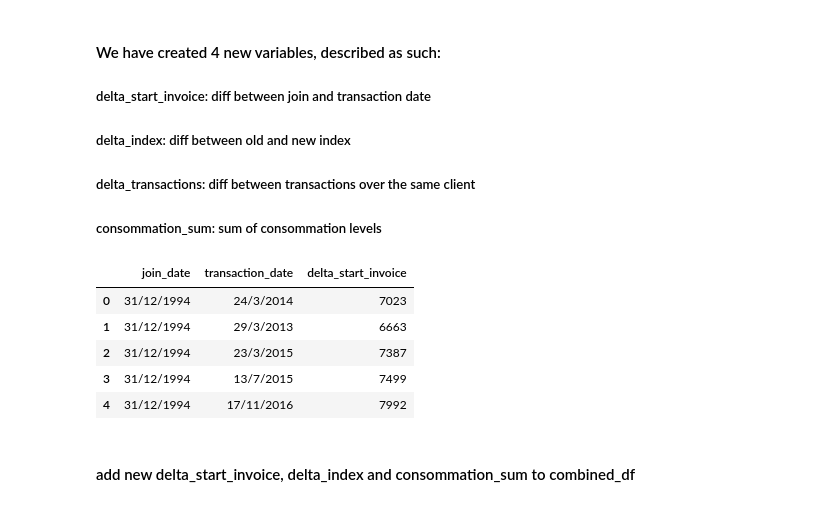
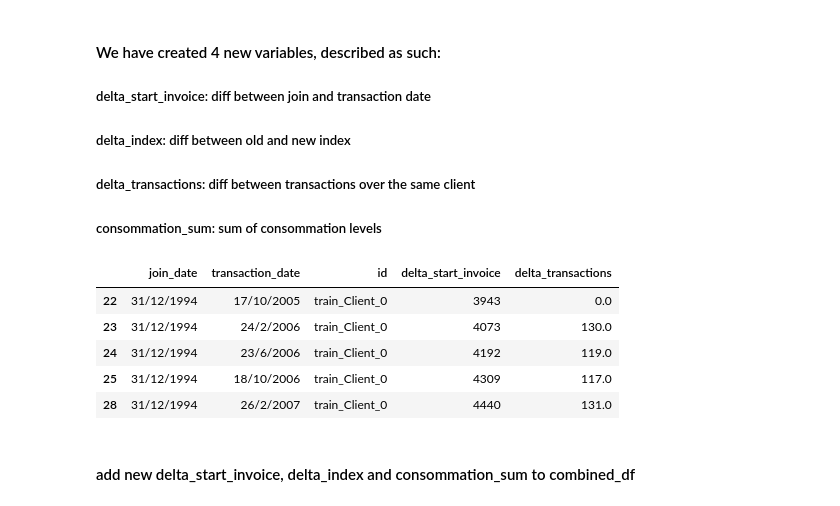
Before and after one commit to turrrray/gay, a Jupyter notebook: Fraud.ipynb, the cells around one changed output. Saved outputs shown, nothing was run; the diff lists cells and outputs as text; code cells hidden in the pictures.

```diff
--- a/Fraud.ipynb
+++ b/Fraud.ipynb
@@ -95,25 +94,28 @@ proportion of fraud: 0.06264443694310008
 ##### delta_transactions: diff between transactions over the same client
 ##### consommation_sum: sum of consommation levels
 # %%
-dates = {'join_date': combined_df['date_x'], 'transaction_date': combined_df['date_y']}
+dates = {'join_date': combined_df['date_x'], 'transaction_date': combined_df['date_y'], 'id': combined_df['id']}
 dates_df = pd.DataFrame(dates)
 
 # Assuming 'date_x' and 'date_y' are in 'combined_df'
 combined_df['date_x'] = pd.to_datetime(combined_df['date_x'], format='%d/%m/%Y')
 combined_df['date_y'] = pd.to_datetime(combined_df['date_y'], format='%d/%m/%Y')
 
 # Calculate the difference in days between 'date_y' and 'date_x'
 dates_df['delta_start_invoice'] = (combined_df['date_y'] - combined_df['date_x']).dt.days
 
+# Create new delta_transactions (diff between transaction dates for each client)
+dates_df = dates_df.sort_values(['id', 'delta_start_invoice'])
+dates_df['delta_transactions'] = dates_df.groupby('id')['delta_start_invoice'].diff().fillna(0)
 # Display the first few rows of the DataFrame
 dates_df.head()
 # %% [output]
-|  | join_date | transaction_date | delta_start_invoice |
-| 0 | 31/12/1994 | 24/3/2014 | 7023 |
-| 1 | 31/12/1994 | 29/3/2013 | 6663 |
-| 2 | 31/12/1994 | 23/3/2015 | 7387 |
-| 3 | 31/12/1994 | 13/7/2015 | 7499 |
-| 4 | 31/12/1994 | 17/11/2016 | 7992 |
+|  | join_date | transaction_date | id | delta_start_invoice | delta_transactions |
+| 22 | 31/12/1994 | 17/10/2005 | train_Client_0 | 3943 | 0.0 |
+| 23 | 31/12/1994 | 24/2/2006 | train_Client_0 | 4073 | 130.0 |
+| 24 | 31/12/1994 | 23/6/2006 | train_Client_0 | 4192 | 119.0 |
+| 25 | 31/12/1994 | 18/10/2006 | train_Client_0 | 4309 | 117.0 |
+| 28 | 31/12/1994 | 26/2/2007 | train_Client_0 | 4440 | 131.0 |
 # %% [markdown]
 #### add new delta_start_invoice, delta_index and consommation_sum to combined_df
 # %%
```
Also changed, not shown: parts of 9 cells of this notebook.
